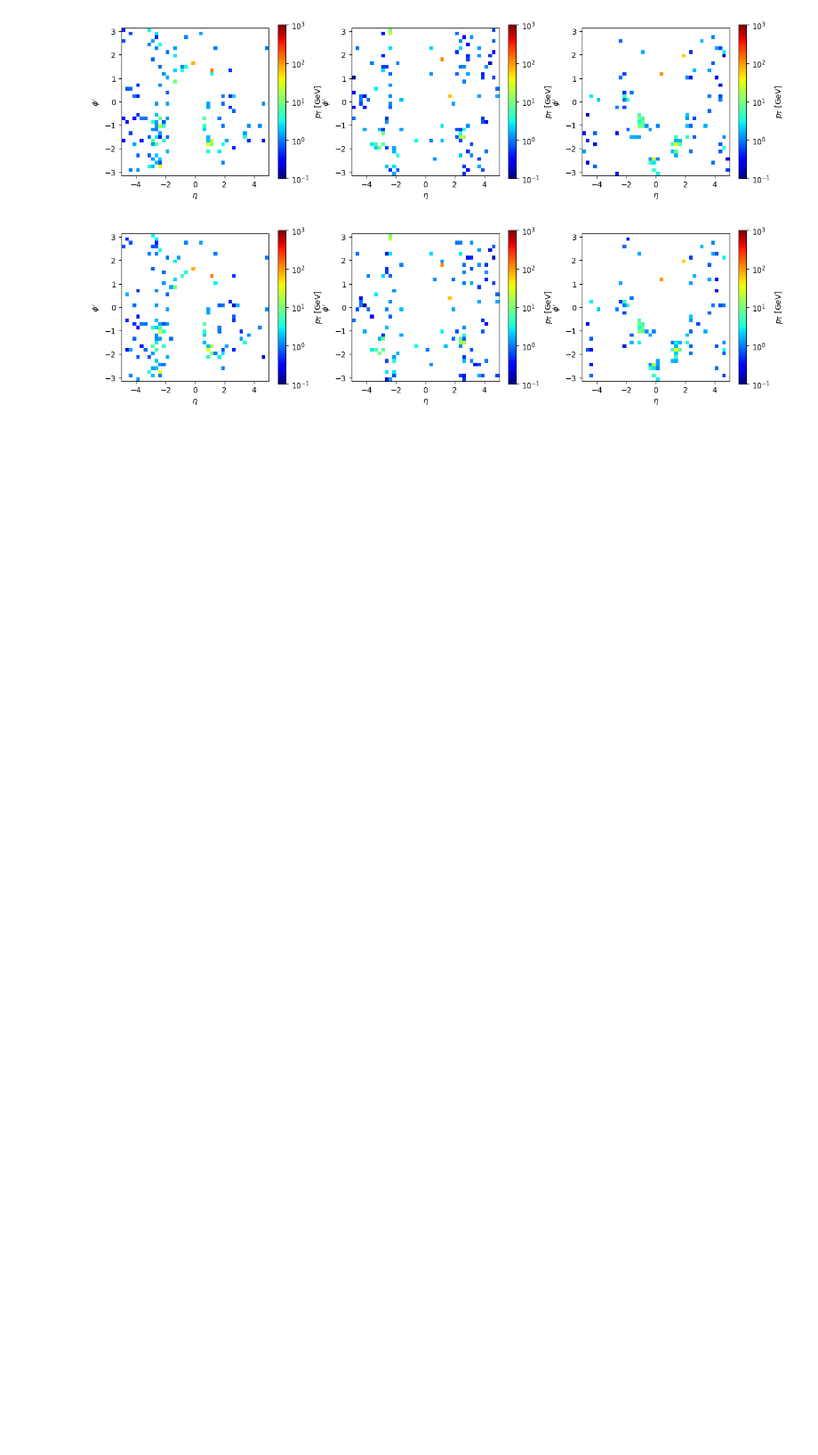
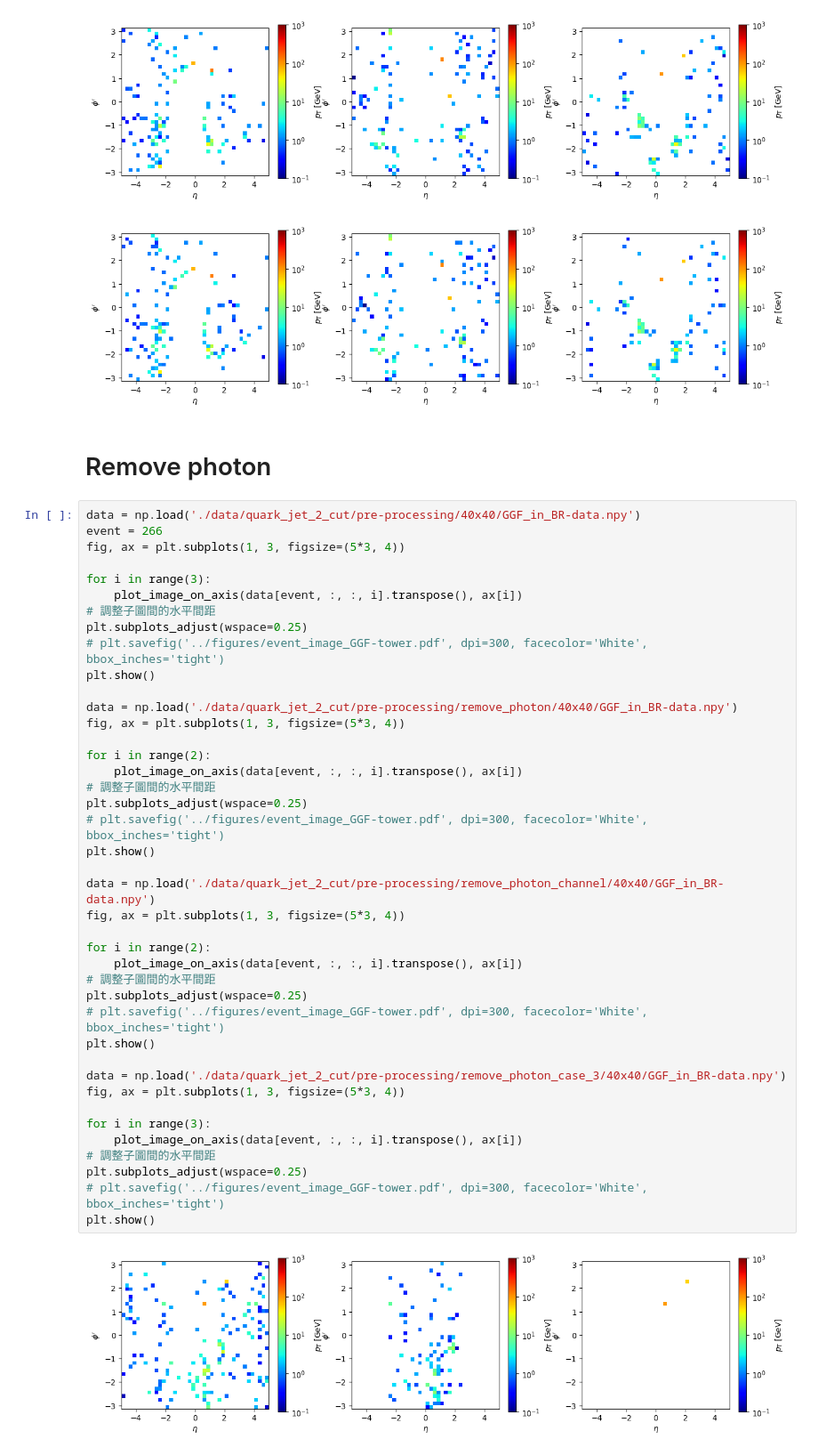
Before and after one commit to r10222035/higgs_production, a Jupyter notebook: Sample/plot_image.ipynb, the cells around one changed output. Shown at 89% size. Drawn from its saved outputs; the diff is of its cells as text; blank space fills up the shorter version.

Commit message:
Code: Prepare the photon features removed samples

```diff
--- a/Sample/plot_image.ipynb
+++ b/Sample/plot_image.ipynb
@@ -252,3 +252,48 @@ plt.show()
 # %% [output]
 [figure]
 [figure]
+# %% [markdown]
+# Remove photon
+# %%
+data = np.load('./data/quark_jet_2_cut/pre-processing/40x40/GGF_in_BR-data.npy')
+event = 266
+fig, ax = plt.subplots(1, 3, figsize=(5*3, 4))
+
+for i in range(3):
+    plot_image_on_axis(data[event, :, :, i].transpose(), ax[i])
+# 調整子圖間的水平間距
+plt.subplots_adjust(wspace=0.25)
+# plt.savefig('../figures/event_image_GGF-tower.pdf', dpi=300, facecolor='White', bbox_inches='tight')
+plt.show()
+
+data = np.load('./data/quark_jet_2_cut/pre-processing/remove_photon/40x40/GGF_in_BR-data.npy')
+fig, ax = plt.subplots(1, 3, figsize=(5*3, 4))
+
+for i in range(2):
+    plot_image_on_axis(data[event, :, :, i].transpose(), ax[i])
+# 調整子圖間的水平間距
+plt.subplots_adjust(wspace=0.25)
+# plt.savefig('../figures/event_image_GGF-tower.pdf', dpi=300, facecolor='White', bbox_inches='tight')
+plt.show()
+
+data = np.load('./data/quark_jet_2_cut/pre-processing/remove_photon_channel/40x40/GGF_in_BR-data.npy')
+fig, ax = plt.subplots(1, 3, figsize=(5*3, 4))
+
+for i in range(2):
+    plot_image_on_axis(data[event, :, :, i].transpose(), ax[i])
+# 調整子圖間的水平間距
+plt.subplots_adjust(wspace=0.25)
+# plt.savefig('../figures/event_image_GGF-tower.pdf', dpi=300, facecolor='White', bbox_inches='tight')
+plt.show()
+
+data = np.load('./data/quark_jet_2_cut/pre-processing/remove_photon_case_3/40x40/GGF_in_BR-data.npy')
+fig, ax = plt.subplots(1, 3, figsize=(5*3, 4))
+
+for i in range(3):
+    plot_image_on_axis(data[event, :, :, i].transpose(), ax[i])
+# 調整子圖間的水平間距
+plt.subplots_adjust(wspace=0.25)
+# plt.savefig('../figures/event_image_GGF-tower.pdf', dpi=300, facecolor='White', bbox_inches='tight')
+plt.show()
+# %% [output]
+[figure, added]
```
Also changed, not shown: parts of 1 cell of this notebook, 2 other files.
